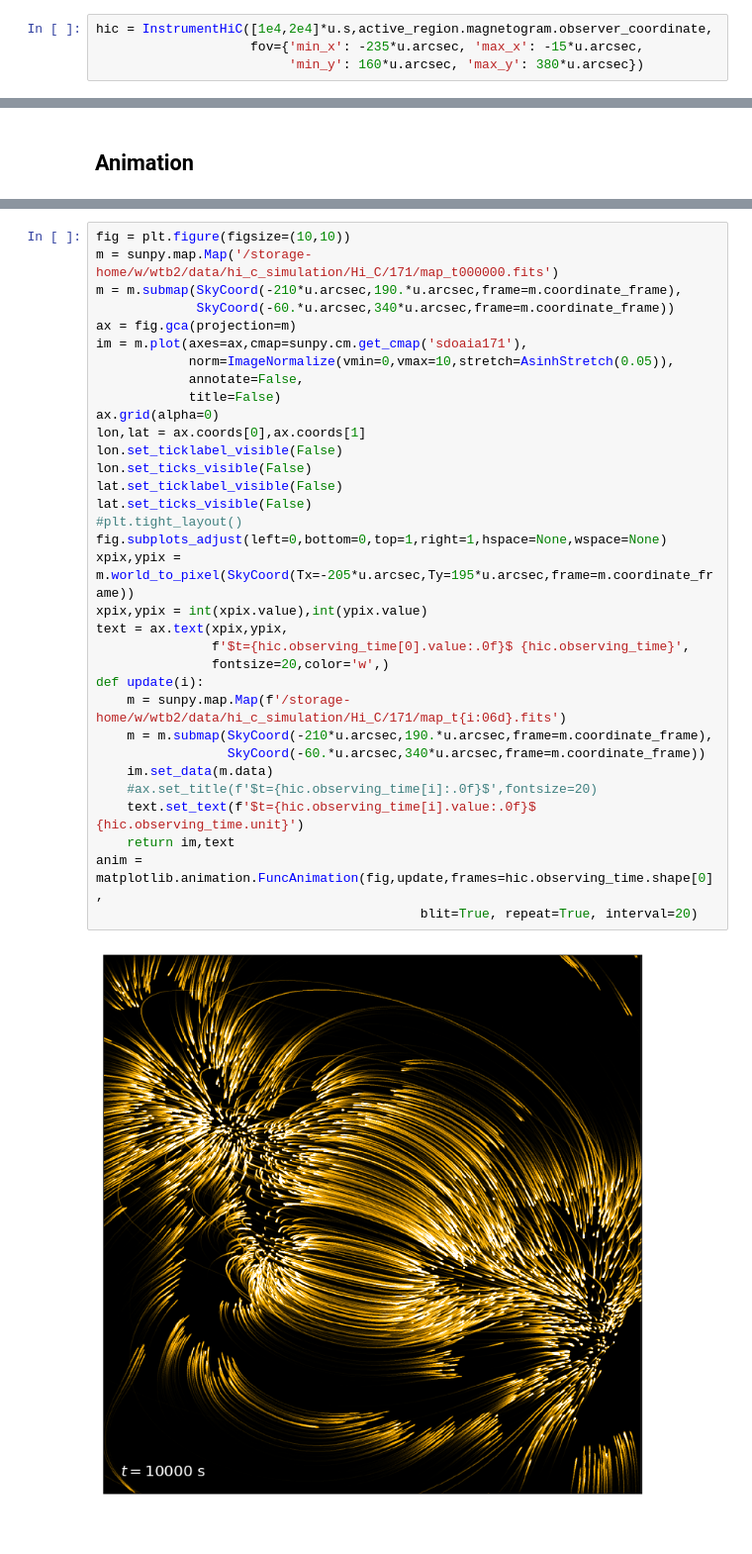
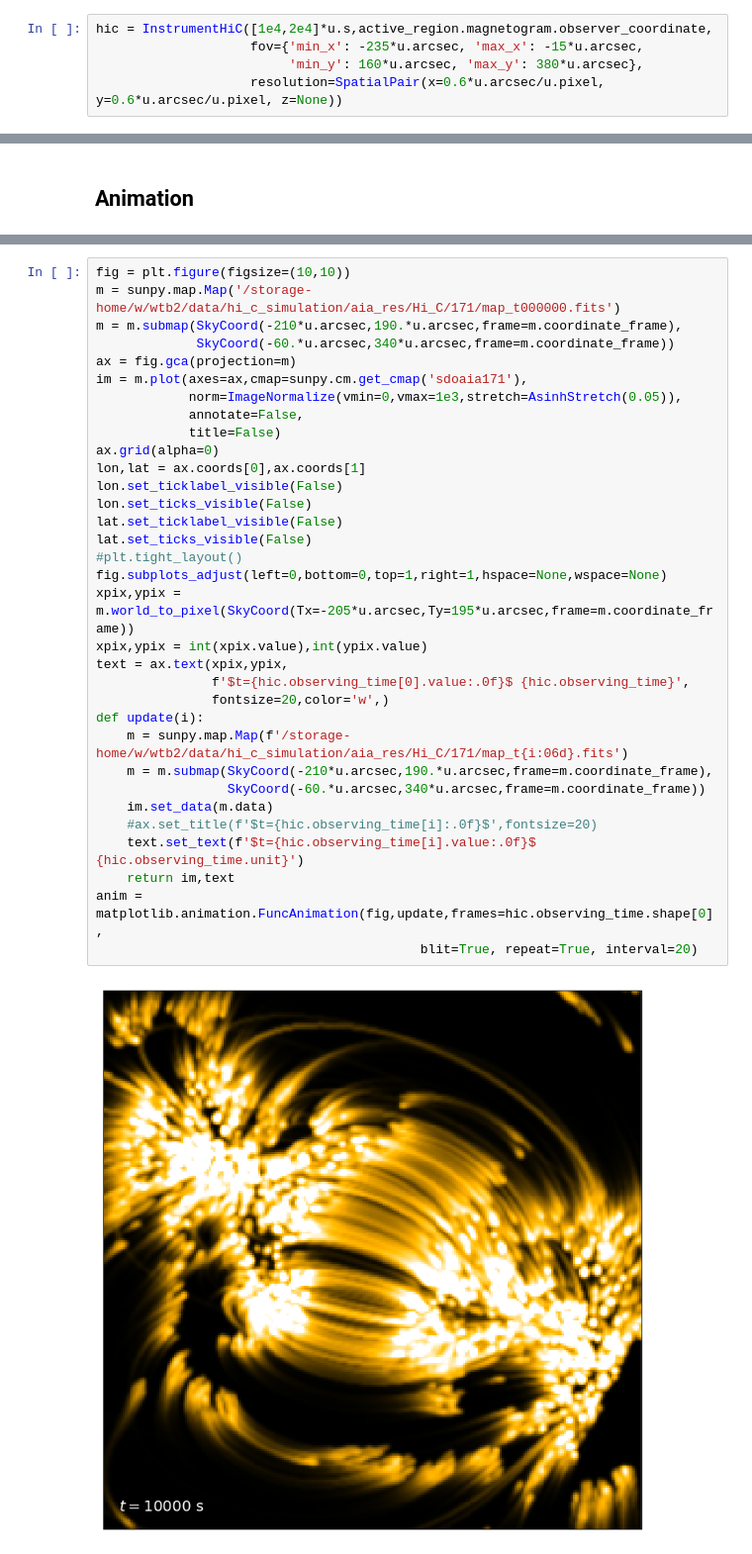
Before and after one commit to wtbarnes/hi_c_simulation, a Jupyter notebook: detect.ipynb, the cells around one changed output, grey strips where cells are left out. Shown: that part at 99% size. Saved outputs shown, nothing was run; the diff lists cells and outputs as text.

```diff
--- a/detect.ipynb
+++ b/detect.ipynb
@@ -80,7 +81,8 @@ class Observer(ObserverParallel):
 # %%
 hic = InstrumentHiC([1e4,2e4]*u.s,active_region.magnetogram.observer_coordinate,
                     fov={'min_x': -235*u.arcsec, 'max_x': -15*u.arcsec,
-                         'min_y': 160*u.arcsec, 'max_y': 380*u.arcsec})
+                         'min_y': 160*u.arcsec, 'max_y': 380*u.arcsec},
+                    resolution=SpatialPair(x=0.6*u.arcsec/u.pixel, y=0.6*u.arcsec/u.pixel, z=None))
 # %%
 obs = Observer(active_region,[hic],)
 # %%
@@ -149,36 +133,36 @@ Text(49,49,'$t=10000$ s')
 # %%
 fig = plt.figure(figsize=(10,10))
-m = sunpy.map.Map('/storage-home/w/wtb2/data/hi_c_simulation/Hi_C/171/map_t000000.fits')
+m = sunpy.map.Map('/storage-home/w/wtb2/data/hi_c_simulation/aia_res/Hi_C/171/map_t000000.fits')
 m = m.submap(SkyCoord(-210*u.arcsec,190.*u.arcsec,frame=m.coordinate_frame),
              SkyCoord(-60.*u.arcsec,340*u.arcsec,frame=m.coordinate_frame))
 ax = fig.gca(projection=m)
 im = m.plot(axes=ax,cmap=sunpy.cm.get_cmap('sdoaia171'),
-            norm=ImageNormalize(vmin=0,vmax=10,stretch=AsinhStretch(0.05)),
+            norm=ImageNormalize(vmin=0,vmax=1e3,stretch=AsinhStretch(0.05)),
             annotate=False,
             title=False)
 ax.grid(alpha=0)
 lon,lat = ax.coords[0],ax.coords[1]
 lon.set_ticklabel_visible(False)
 lon.set_ticks_visible(False)
 lat.set_ticklabel_visible(False)
 lat.set_ticks_visible(False)
 #plt.tight_layout()
 fig.subplots_adjust(left=0,bottom=0,top=1,right=1,hspace=None,wspace=None)
 xpix,ypix = m.world_to_pixel(SkyCoord(Tx=-205*u.arcsec,Ty=195*u.arcsec,frame=m.coordinate_frame))
 xpix,ypix = int(xpix.value),int(ypix.value)
 text = ax.text(xpix,ypix,
                f'$t={hic.observing_time[0].value:.0f}$ {hic.observing_time}',
                fontsize=20,color='w',)
 def update(i):
-    m = sunpy.map.Map(f'/storage-home/w/wtb2/data/hi_c_simulation/Hi_C/171/map_t{i:06d}.fits')
+    m = sunpy.map.Map(f'/storage-home/w/wtb2/data/hi_c_simulation/aia_res/Hi_C/171/map_t{i:06d}.fits')
     m = m.submap(SkyCoord(-210*u.arcsec,190.*u.arcsec,frame=m.coordinate_frame),
                  SkyCoord(-60.*u.arcsec,340*u.arcsec,frame=m.coordinate_frame))
     im.set_data(m.data)
     #ax.set_title(f'$t={hic.observing_time[i]:.0f}$',fontsize=20)
     text.set_text(f'$t={hic.observing_time[i].value:.0f}$ {hic.observing_time.unit}')
     return im,text
 anim = matplotlib.animation.FuncAnimation(fig,update,frames=hic.observing_time.shape[0],
                                           blit=True, repeat=True, interval=20)
 # %% [output]
-[figure, old version]
+[figure, new version]
 # %%
```
Also changed, not shown: parts of 10 cells of this notebook.
